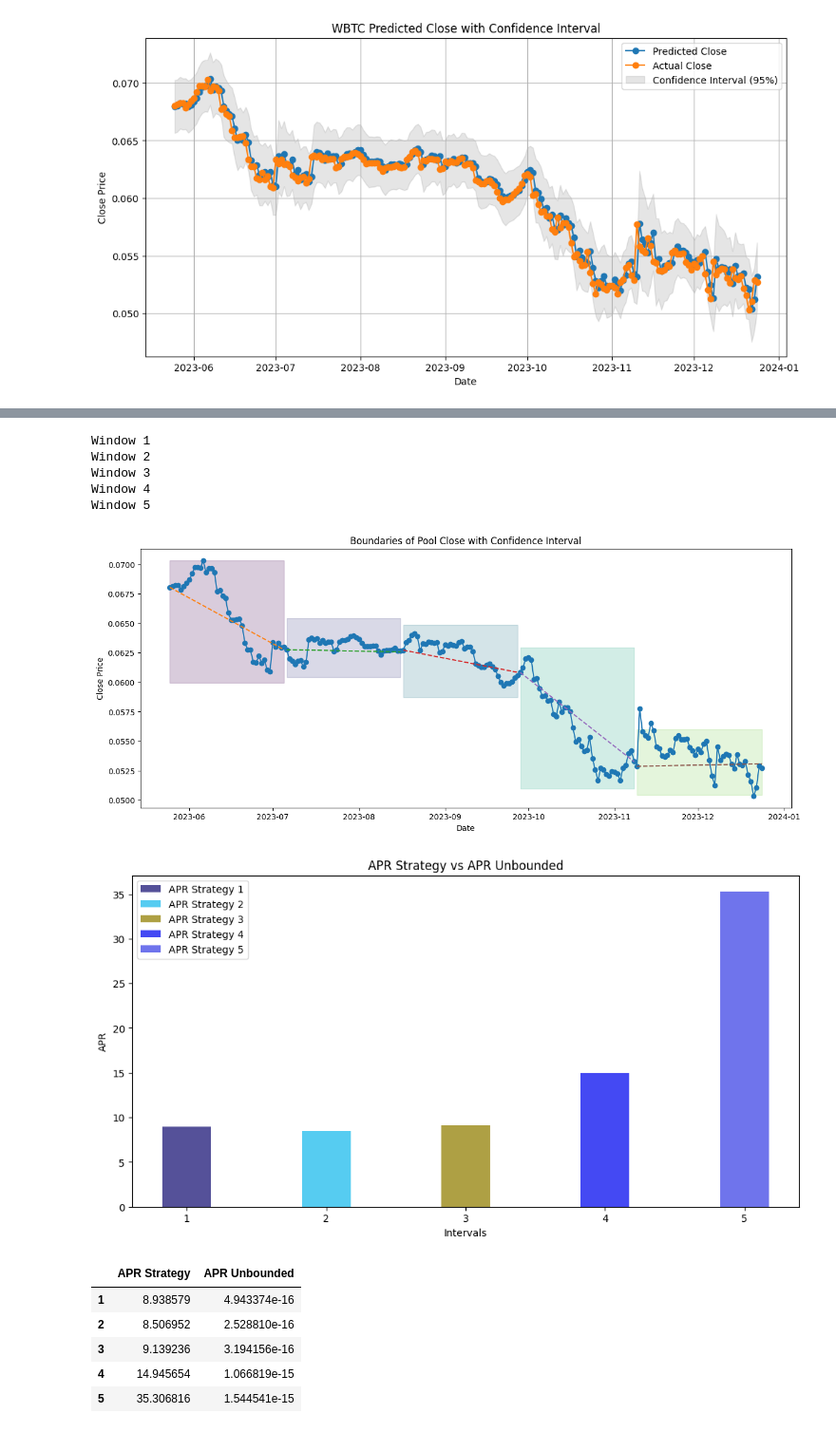
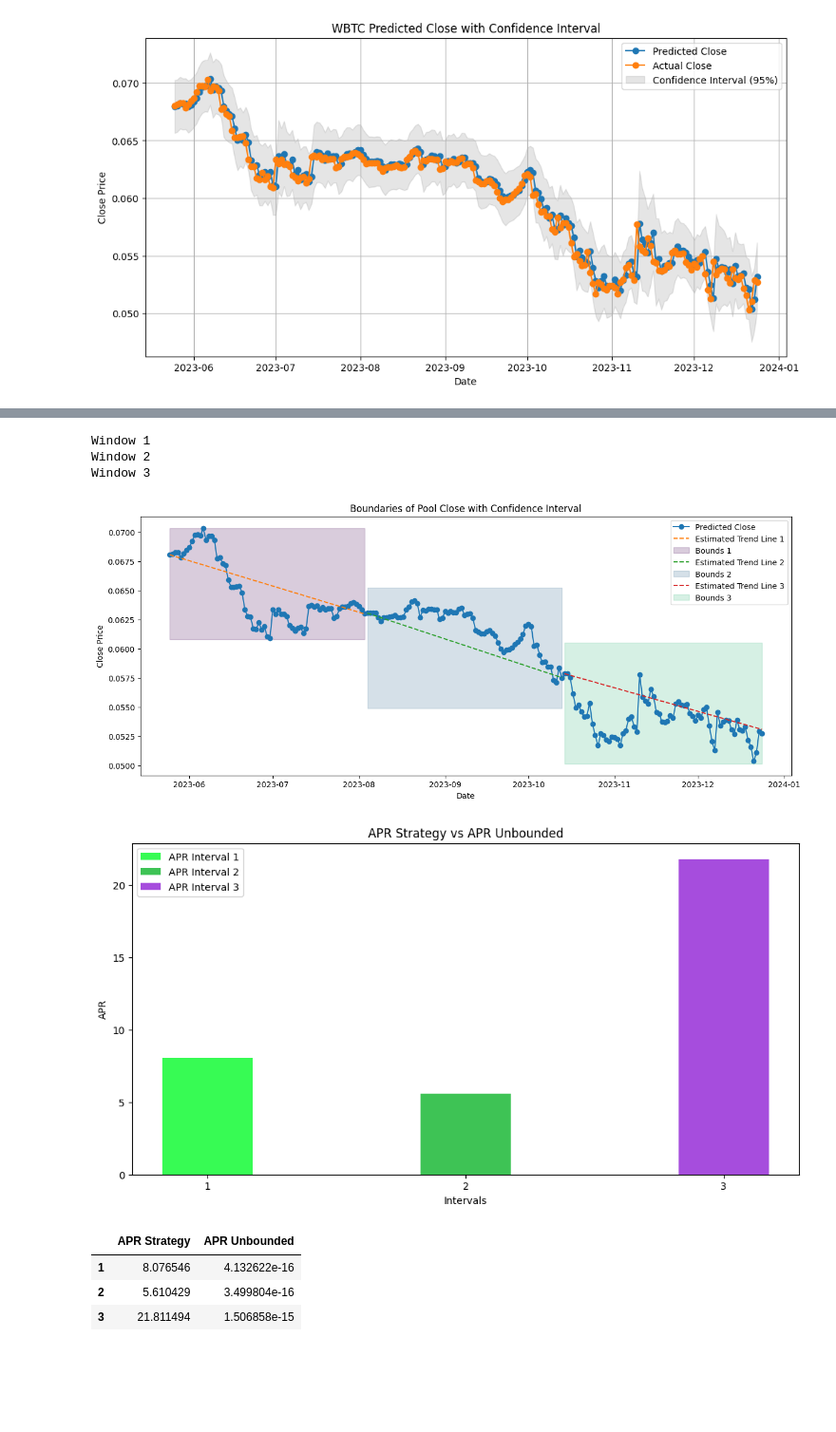
Before and after one commit to yinkiatho/ARIMA-GARCH-in-Uniswap-V3, a Jupyter notebook: src/main.ipynb, the cells around one changed output, grey strips where cells are left out. Shown: that part at 95% size. Cells and saved outputs as stored; diff of their text form; code cells hidden in the pictures; blank space fills up the shorter version.

```diff
--- a/src/main.ipynb
+++ b/src/main.ipynb
@@ -47,7 +47,7 @@ plt.show()
 
 risk_param = 0.95
 initial_investment = 1000000
-windows = 5
+windows = 3
 
 results = simulator.simulate(windows, risk_param, initial_investment)
 # %% [output]
@@ -79,8 +104,10 @@ cmap = cm.get_cmap('viridis')
 plt.figure(figsize=(15, 6))
 plt.plot(df.index, df['Close (WBTC)'], label='Predicted Close', marker='o')
 plt.title('Boundaries of Pool Close with Confidence Interval')
+
 plt.xlabel('Date')
 plt.ylabel('Close Price')
+
 # Plotting each window with its boundaries
 for i, (start_date, end_date, start_price, end_price, lower_bound, upper_bound) in enumerate(zip(start_dates, end_dates, start_prices, end_prices, lower_bounds, upper_bounds)):
     print(f'Window {i + 1}')
@@ -99,13 +126,12 @@ for i, (start_date, end_date, start_price, end_price, lower_bound, upper_bound)
 
     # Plot the lower and upper bounds
     plt.fill_between(window.index, lower_bound, upper_bound, color=color, alpha=0.2, label=f'Bounds {i + 1}')
+    plt.legend()
 # %% [output]
 Window 1
 Window 2
 Window 3
-Window 4
-Window 5
-[figure, old version]
+[figure, new version]
 # %%
 window = df.loc[(df.index >= pd.to_datetime(start_date)) & (df.index <= pd.to_datetime(end_date))]
 #window
@@ -122,41 +148,39 @@ fig, ax = plt.subplots(figsize=(12, 6))
 bar_width = 0.35
 bar_positions_strategy = intervals
 for i, (position, apr) in enumerate(zip(bar_positions_strategy, results['APR Strategy'])):
-    ax.bar(position, apr, bar_width, label=f'APR Strategy {i+1}', alpha=0.8, color=colors[i])
+    ax.bar(position, apr, bar_width, label=f'APR Interval {i+1}', alpha=0.8, color=colors[i])
 #ax.bar(bar_positions_unbounded, results['APR Unbounded'], bar_width, label='APR Unbounded', alpha=0.8)
 ax.set_xlabel('Intervals')
 ax.set_ylabel('APR')
 ax.set_title('APR Strategy vs APR Unbounded')
 ax.set_xticks(intervals)
 ax.legend()
 plt.show()
 
 '''
 # Plotting APR Unbounded
 fig, ax = plt.subplots(figsize=(12, 6))
 bar_width = 0.35
 bar_positions_unbounded = intervals
 ax.bar(bar_positions_unbounded, results['APR Unbounded'], bar_width, label='APR Unbounded', alpha=0.8, color='orange')
 ax.set_xlabel('Intervals')
 ax.set_ylabel('APR')
 ax.set_title('APR Strategy')
 ax.set_xticks(intervals)
 ax.legend()
 plt.show()
 '''
 
 
 # Table of APRs
 apr_results = pd.DataFrame({
     'APR Strategy': results['APR Strategy'],
     'APR Unbounded': results['APR Unbounded']
 }, index=intervals)
 apr_results
 # %% [output]
-[figure, old version]
+[figure, new version]
 |  | APR Strategy | APR Unbounded |
-| 1 | 8.938579 | 4.943374e-16 |
-| 2 | 8.506952 | 2.528810e-16 |
-| 3 | 9.139236 | 3.194156e-16 |
-| 4 | 14.945654 | 1.066819e-15 |
-| 5 | 35.306816 | 1.544541e-15 |
+| 1 | 8.076546 | 4.132622e-16 |
+| 2 | 5.610429 | 3.499804e-16 |
+| 3 | 21.811494 | 1.506858e-15 |
```
Also changed, not shown: parts of 10 cells of this notebook, 5 other files.
